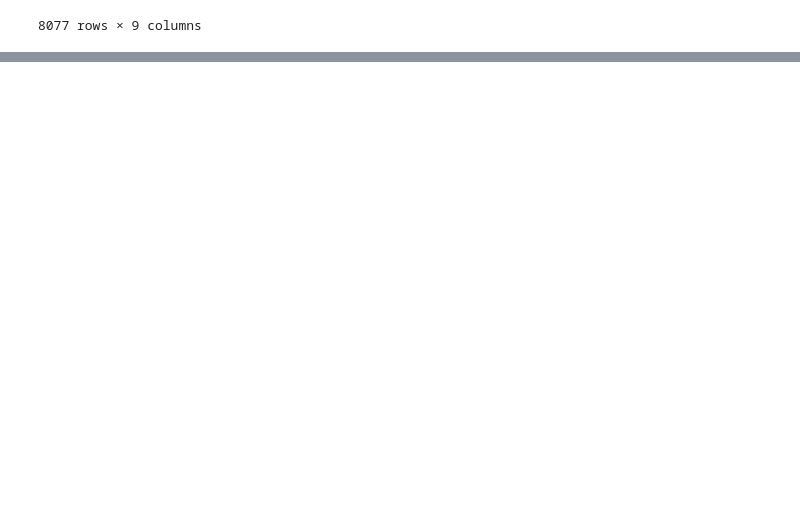
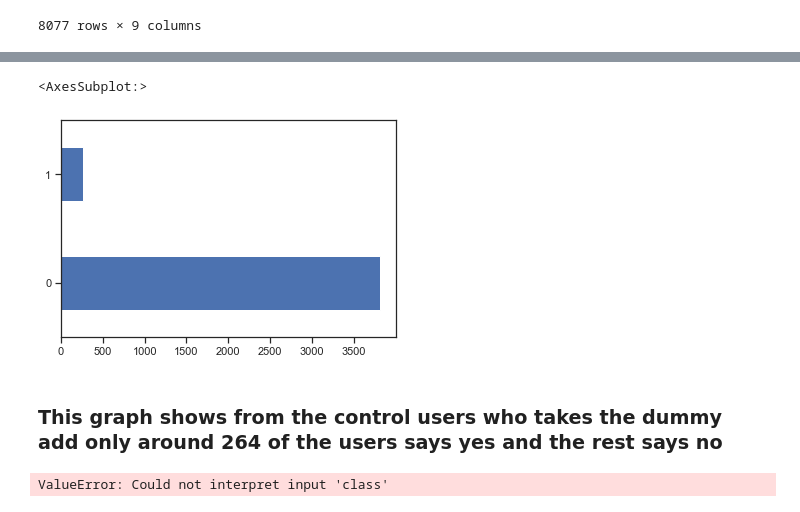
Before and after one commit to RYees/A-B-testing, a Jupyter notebook: notebooks/ab_dataframe.ipynb, the cells around one changed output, grey strips where cells are left out. Saved outputs shown, nothing was run; the diff lists cells and outputs as text; code cells hidden in the pictures; blank space fills up the shorter version.

```diff
--- a/notebooks/ab_dataframe.ipynb
+++ b/notebooks/ab_dataframe.ipynb
@@ -19,0 +190,11 @@ df
+# %%
+user_grp.get_group('control')['yes'].value_counts()[0:5].plot(kind='barh')
+# %% [output]
+<AxesSubplot:>
+[figure, added]
+# %% [markdown]
+### This graph shows from the control users who takes the dummy add only around 264 of the users says yes and the rest says no
+# %%
+sns.catplot(x="yes", y="no", hue="class", kind="bar", data=df)
+# %% [output]
+ValueError: Could not interpret input 'class'
```
Also changed, not shown: parts of 21 cells of this notebook.
